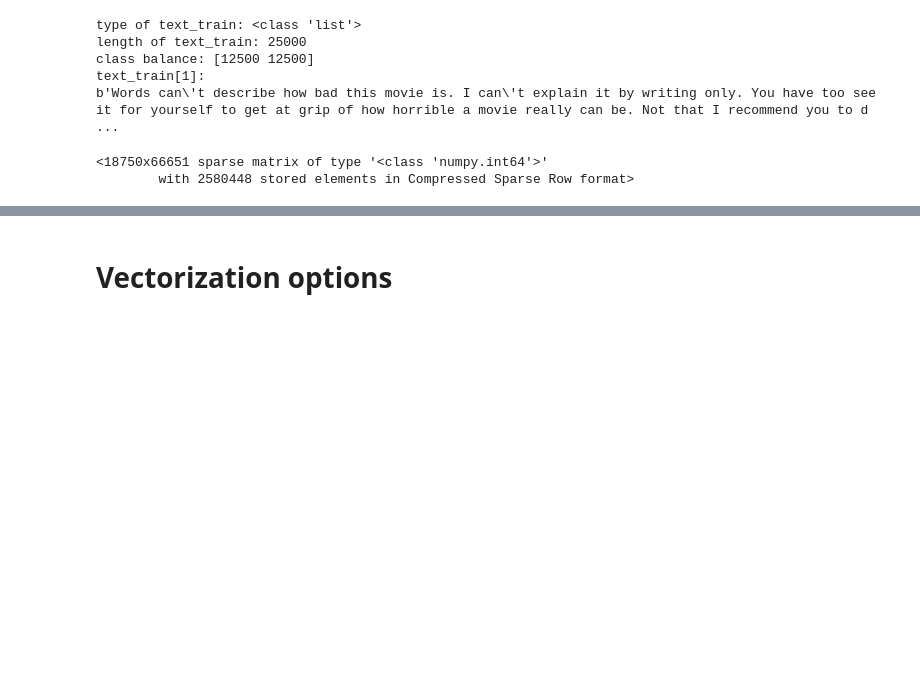
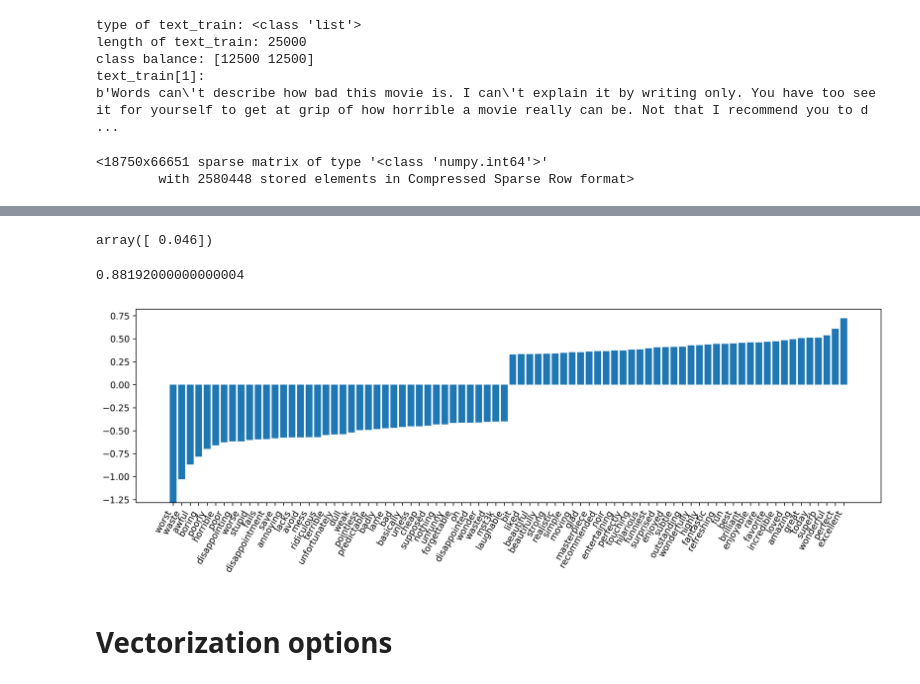
Before and after one commit to amueller/applied_ml_spring_2017, a Jupyter notebook: slides/aml-19.ipynb, the cells around one changed output, grey strips where cells are left out. Drawn from its saved outputs; the diff is of its cells as text; code cells hidden in the pictures; blank space fills up the shorter version.

```diff
--- a/slides/aml-19.ipynb
+++ b/slides/aml-19.ipynb
@@ -111,6 +113,8 @@ class balance: [12500 12500]
 text_train[1]:
 b'Words can\'t describe how bad this movie is. I can\'t explain it by writing only. You have too see it for yourself to get at grip of how horrible a movie really can be. Not that I recommend you to d ...
 # %%
+text_train = [doc.replace(b"<br />", b" ") for doc in text_train]
+
 text_train_sub, text_val, y_train_sub, y_val = train_test_split(
     text_train, y_train, stratify=y_train, random_state=0)
 vect = CountVectorizer()
@@ -128,3 +137,3 @@ print(feature_names[::2000])
 # %%
 from sklearn.linear_model import LogisticRegressionCV
-lr = LogisticRegressionCV(solver="sag").fit(X_train, y_train_sub)
+lr = LogisticRegressionCV().fit(X_train, y_train_sub)
@@ -139,3 +140,29 @@ lr = LogisticRegressionCV(solver="sag").fit(X_train, y_train_sub)
+# %%
+lr.C_
+# %% [output]
+array([ 0.046])
+# %%
+lr.score(X_val, y_val)
+# %% [output]
+0.88192000000000004
+# %%
+def plot_important_features(coef, feature_names, top_n=20, ax=None):
+    if ax is None:
+        ax = plt.gca()
+    inds = np.argsort(coef)
+    low = inds[:top_n]
+    high = inds[-top_n:]
+    important = np.hstack([low, high])
+    myrange = range(len(important))
+
+    ax.bar(myrange, coef[important])
+    ax.set_xticks(myrange)
+    ax.set_xticklabels(feature_names[important], rotation=60, ha="right")
+# %%
+plt.figure(figsize=(15, 4))
+plot_important_features(lr.coef_.ravel(), np.array(feature_names), top_n=40)
+# %% [output]
+[figure, added]
 # %% [markdown]
 # Vectorization options
 # %%
```
Also changed, not shown: parts of 84 cells of this notebook, 2 other files.
